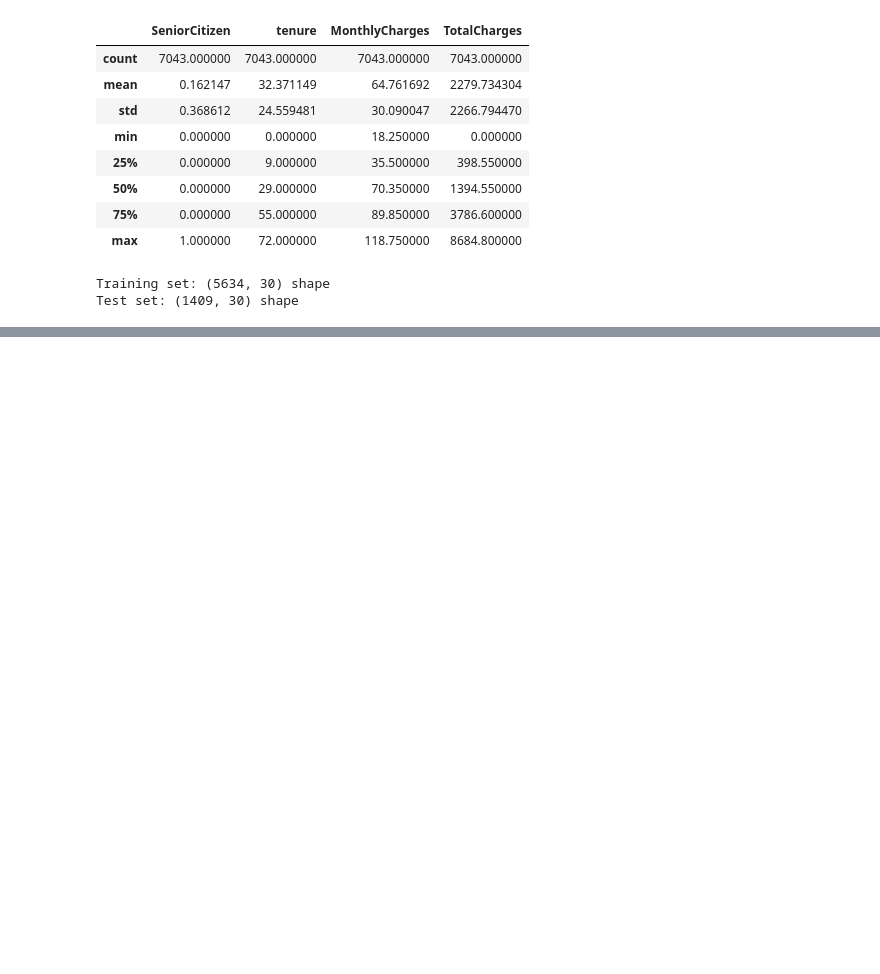
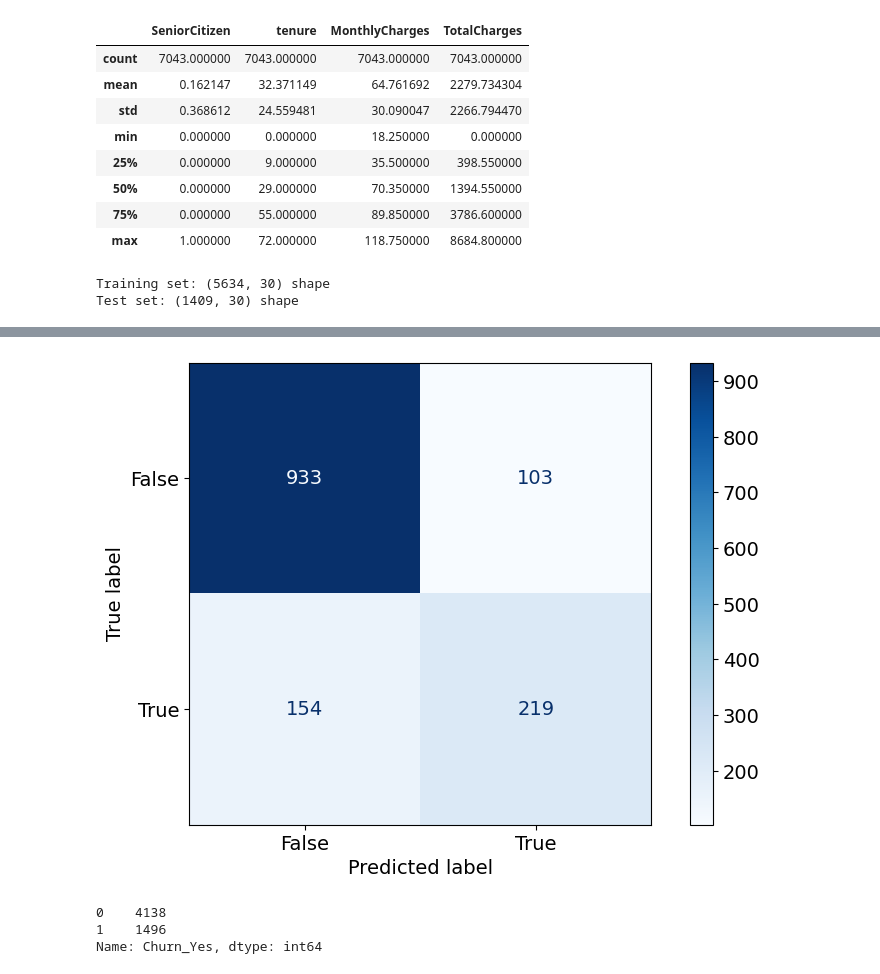
Before and after one commit to ashrafalaghbari/customer_churn_prediction, a Jupyter notebook: customer_churn_prediction.ipynb, the cells around one changed output, grey strips where cells are left out. Drawn from its saved outputs; the diff is of its cells as text; code cells hidden in the pictures; blank space fills up the shorter version.

```diff
--- a/customer_churn_prediction.ipynb
+++ b/customer_churn_prediction.ipynb
@@ -122,14 +122,14 @@ df.describe()
 #Encoding  categorical features with more than two categories
 df = pd.get_dummies(df, drop_first=True)
 # %%
-from sklearn.model_selection import train_test_split
+from sklearn.model_selection import train_test_split, GridSearchCV
 
 predictors = df.drop(['Churn_Yes'], axis=1)
-target = df[['Churn_Yes']]
+target = df['Churn_Yes']
 # split data into 80% training and 20% test sets
-train_X, test_X, train_y, test_y = train_test_split(predictors, target, test_size=0.2, random_state=42)
-print(f'Training set: {train_X.shape} shape')
-print(f'Test set: {test_X.shape} shape')
+X_train, X_test, y_train, y_test = train_test_split(predictors, target, test_size=0.2, random_state=42)
+print(f'Training set: {X_train.shape} shape')
+print(f'Test set: {X_test.shape} shape')
 # %% [output]
 Training set: (5634, 30) shape
 Test set: (1409, 30) shape
@@ -135,0 +181,6 @@ Test set: (1409, 30) shape
+# %%
+# Evalue the predictive performance of Logistic Regression model based on the optimal hyperparameters
+lr_model = LogisticRegression(C= 0.1, max_iter = 200, solver = 'liblinear', random_state=42)
+lr_model.fit(X_train, y_train)
+# Make predictions using LR model
+y_pred_lr = lr_model.predict(X_test)
@@ -135,0 +202,23 @@ Test set: (1409, 30) shape
+# %%
+from sklearn.metrics import confusion_matrix, ConfusionMatrixDisplay
+# set plot style to ggplot2
+plt.style.use('default')
+# maximize the size of the labels, ticks, and figures
+plt.rcParams['figure.figsize'] = (10, 6)
+plt.rcParams['font.size'] = 14
+# Compute the confusion matrix
+cm = confusion_matrix(y_test, y_pred_lr)
+confusion_matrix = confusion_matrix(y_test, y_pred_lr)
+
+cm_display = ConfusionMatrixDisplay(confusion_matrix = confusion_matrix, display_labels = [False, True])
+
+cm_display.plot(cmap='Blues')
+plt.show()
+# %% [output]
+[figure, added]
+# %%
+y_train.value_counts()
+# %% [output]
+0    4138
+1    1496
+Name: Churn_Yes, dtype: int64
```
Also changed, not shown: parts of 20 cells of this notebook.
